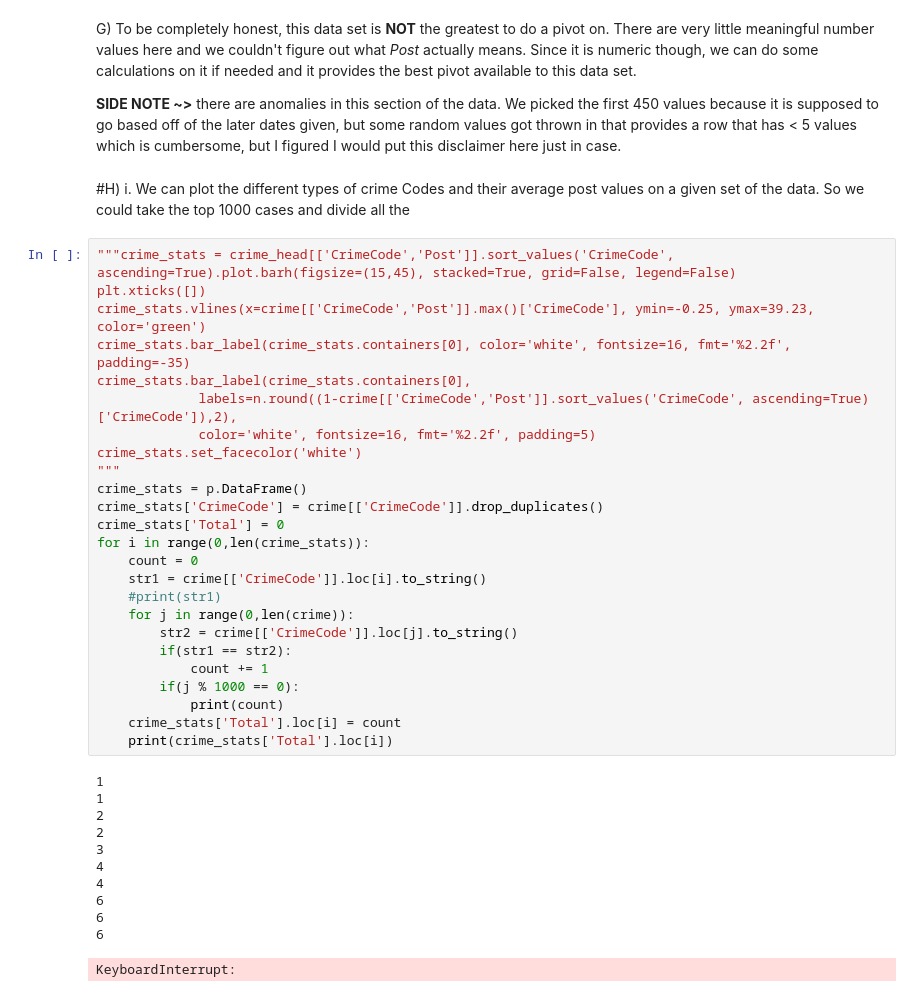
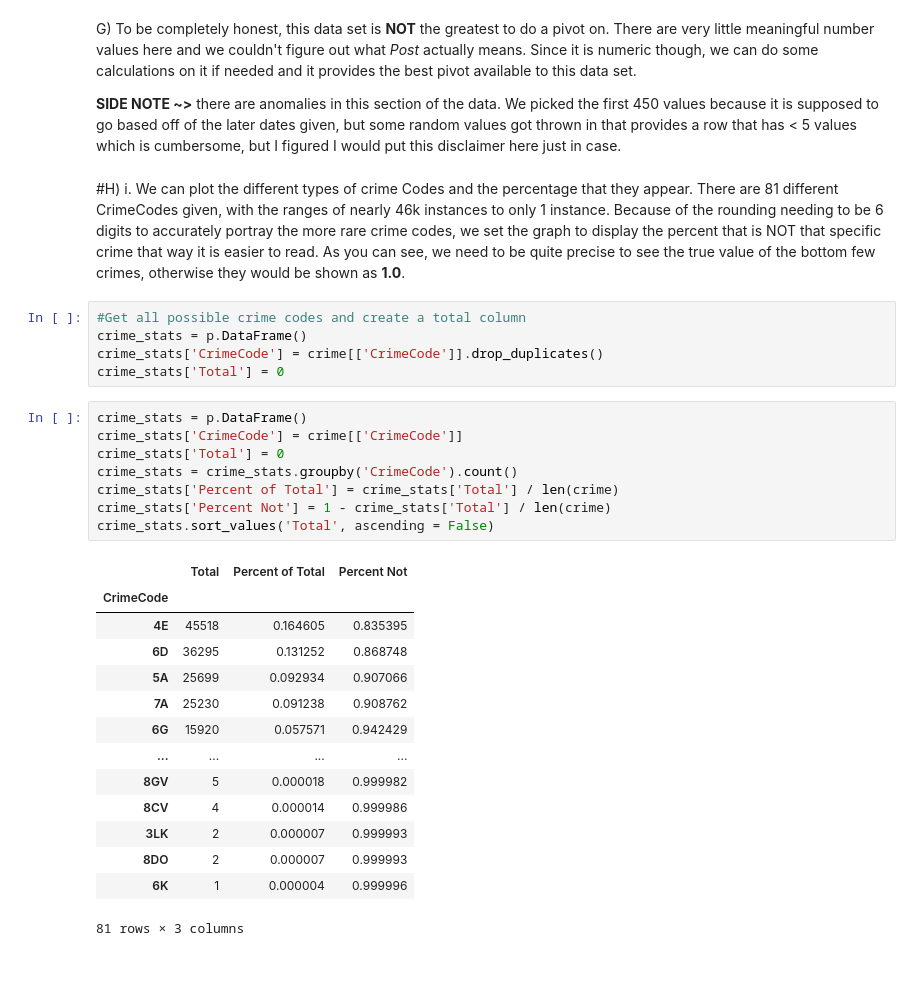
Before and after one commit to samdish7/COSC311, a Jupyter notebook: Projects/Project1/Crime.ipynb, the cells around one changed output. Saved outputs shown, nothing was run; the diff lists cells and outputs as text; blank space fills up the shorter version.

```diff
--- a/Projects/Project1/Crime.ipynb
+++ b/Projects/Project1/Crime.ipynb
@@ -159,41 +161,32 @@ G) To be completely honest, this data set is **NOT** the greatest to do a pivot
 
 **SIDE NOTE ~>** there are anomalies in this section of the data. We picked the first 450 values because it is supposed to go based off of the later dates given, but some random values got thrown in that provides a row that has < 5 values which is cumbersome, but I figured I would put this disclaimer here just in case.
 # %% [markdown]
-#H) i. We can plot the different types of crime Codes and their average post values on a given set of the data. So we could take the top 1000 cases and divide all the
+#H) i. We can plot the different types of crime Codes and the percentage that they appear. There are 81 different CrimeCodes given, with the ranges of nearly 46k instances to only 1 instance. Because of the rounding needing to be 6 digits to accurately portray the more rare crime codes, we set the graph to display the percent that is NOT that specific crime that way it is easier to read. As you can see, we need to be quite precise to see the true value of the bottom few crimes, otherwise they would be shown as **1.0**.
-# %%
-"""crime_stats = crime_head[['CrimeCode','Post']].sort_values('CrimeCode', ascending=True).plot.barh(figsize=(15,45), stacked=True, grid=False, legend=False)
-plt.xticks([])
-crime_stats.vlines(x=crime[['CrimeCode','Post']].max()['CrimeCode'], ymin=-0.25, ymax=39.23, color='green')
-crime_stats.bar_label(crime_stats.containers[0], color='white', fontsize=16, fmt='%2.2f', padding=-35)
-crime_stats.bar_label(crime_stats.containers[0],
-             labels=n.round((1-crime[['CrimeCode','Post']].sort_values('CrimeCode', ascending=True)['CrimeCode']),2),
-             color='white', fontsize=16, fmt='%2.2f', padding=5)
-crime_stats.set_facecolor('white')
-"""
-crime_stats = p.DataFrame()
-crime_stats['CrimeCode'] = crime[['CrimeCode']].drop_duplicates()
-crime_stats['Total'] = 0
-for i in range(0,len(crime_stats)):
-    count = 0
-    str1 = crime[['CrimeCode']].loc[i].to_string()
-    #print(str1)
-    for j in range(0,len(crime)):
-        str2 = crime[['CrimeCode']].loc[j].to_string()
-        if(str1 == str2):
-            count += 1
-        if(j % 1000 == 0):
-            print(count)
-    crime_stats['Total'].loc[i] = count
-    print(crime_stats['Total'].loc[i])
-# %% [output]
-1
-1
-2
-2
-3
-4
-4
-6
-6
-6
-KeyboardInterrupt:
+# %%
+#Get all possible crime codes and create a total column
+crime_stats = p.DataFrame()
+crime_stats['CrimeCode'] = crime[['CrimeCode']].drop_duplicates()
+crime_stats['Total'] = 0
+# %%
+crime_stats = p.DataFrame()
+crime_stats['CrimeCode'] = crime[['CrimeCode']]
+crime_stats['Total'] = 0
+crime_stats = crime_stats.groupby('CrimeCode').count()
+crime_stats['Percent of Total'] = crime_stats['Total'] / len(crime)
+crime_stats['Percent Not'] = 1 - crime_stats['Total'] / len(crime)
+crime_stats.sort_values('Total', ascending = False)
+# %% [output]
+|  | Total | Percent of Total | Percent Not |
+| CrimeCode |  |  |  |
+| 4E | 45518 | 0.164605 | 0.835395 |
+| 6D | 36295 | 0.131252 | 0.868748 |
+| 5A | 25699 | 0.092934 | 0.907066 |
+| 7A | 25230 | 0.091238 | 0.908762 |
+| 6G | 15920 | 0.057571 | 0.942429 |
+| ... | ... | ... | ... |
+| 8GV | 5 | 0.000018 | 0.999982 |
+| 8CV | 4 | 0.000014 | 0.999986 |
+| 3LK | 2 | 0.000007 | 0.999993 |
+| 8DO | 2 | 0.000007 | 0.999993 |
+| 6K | 1 | 0.000004 | 0.999996 |
+81 rows × 3 columns
```
Also changed, not shown: parts of 2 cells of this notebook.
